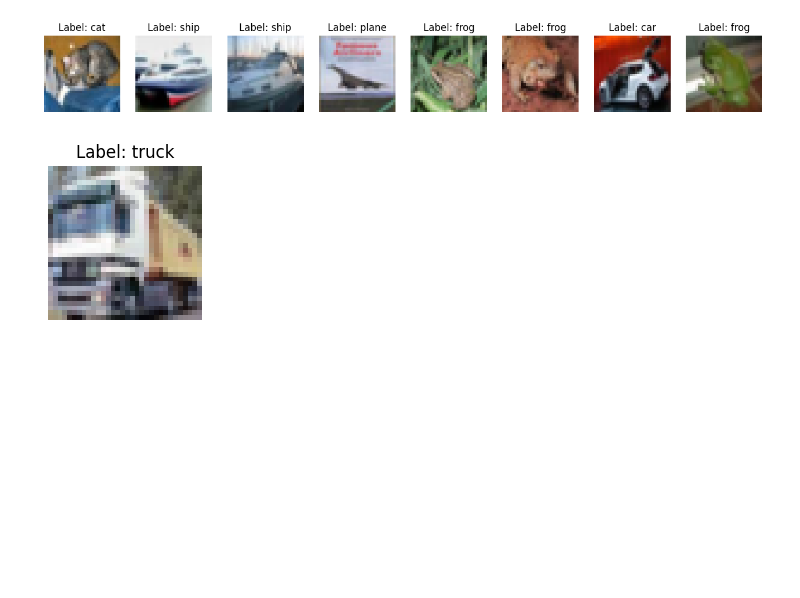
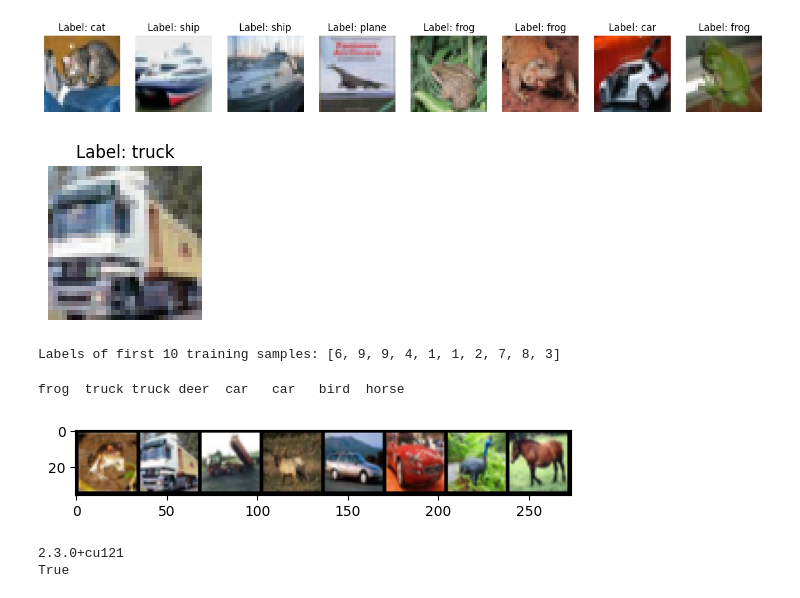
Before and after one commit to Maserezio/183.663-Deep-Learning-for-Visual-Computing, a Jupyter notebook: assignment_1/test.ipynb, the cells around one changed output. Drawn from its saved outputs; the diff is of its cells as text; code cells hidden in the pictures; blank space fills up the shorter version.

Commit message:
data loading tested

```diff
--- a/assignment_1/test.ipynb
+++ b/assignment_1/test.ipynb
@@ -79,3 +106,47 @@ Test Samples:
 plot_sample(training_dataset.__getitem__(1))
 # %% [output]
 [figure]
+# %%
+print("Labels of first 10 training samples:", [training_dataset[i][1] for i in range(10)])
+# %% [output]
+Labels of first 10 training samples: [6, 9, 9, 4, 1, 1, 2, 7, 8, 3]
+# %%
+import torch
+import torchvision
+import torchvision.transforms.v2 as v2
+
+from dlvc.viz import imshow
+
+classes = ('plane', 'car', 'bird', 'cat',
+            'deer', 'dog', 'frog', 'horse', 'ship', 'truck')
+
+transform = v2.Compose([v2.ToImage(),
+                            v2.ToDtype(torch.float32, scale=True)])
+
+
+
+train_data = CIFAR10Dataset(fdir='cifar-10-batches-py', subset=Subset.TRAINING, transform=transform)
+train_data_loader = torch.utils.data.DataLoader(train_data,
+                                        batch_size=8,
+                                        shuffle=False,
+                                        num_workers=2)
+
+# get some random training images
+dataiter = iter(train_data_loader)
+images, labels = next(dataiter)
+
+# show images
+imshow(torchvision.utils.make_grid(images))
+# print labels
+print(' '.join(f'{classes[labels[j]]:5s}' for j in range(8)))
+# %% [output]
+frog  truck truck deer  car   car   bird  horse
+[figure, added]
+# %%
+import torch
+
+print(torch.__version__)
+print(torch.cuda.is_available())
+# %% [output]
+2.3.0+cu121
+True
```
Also changed, not shown: parts of 5 cells of this notebook, 1 other file.
